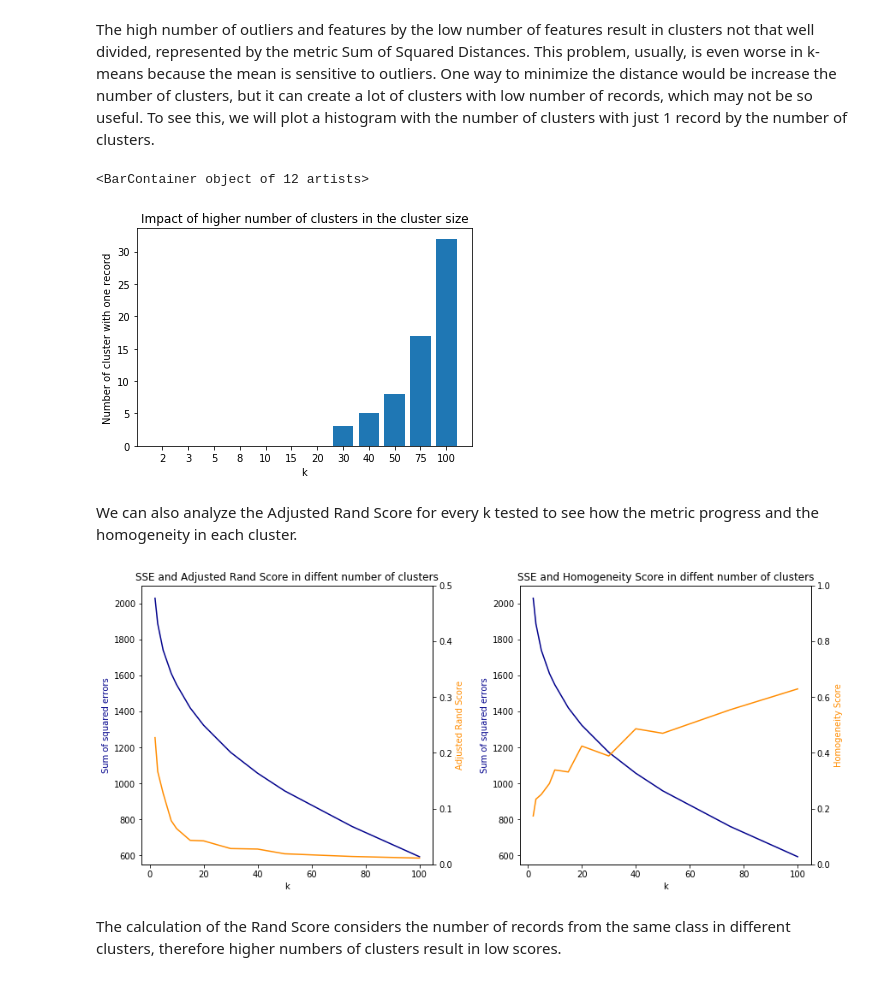
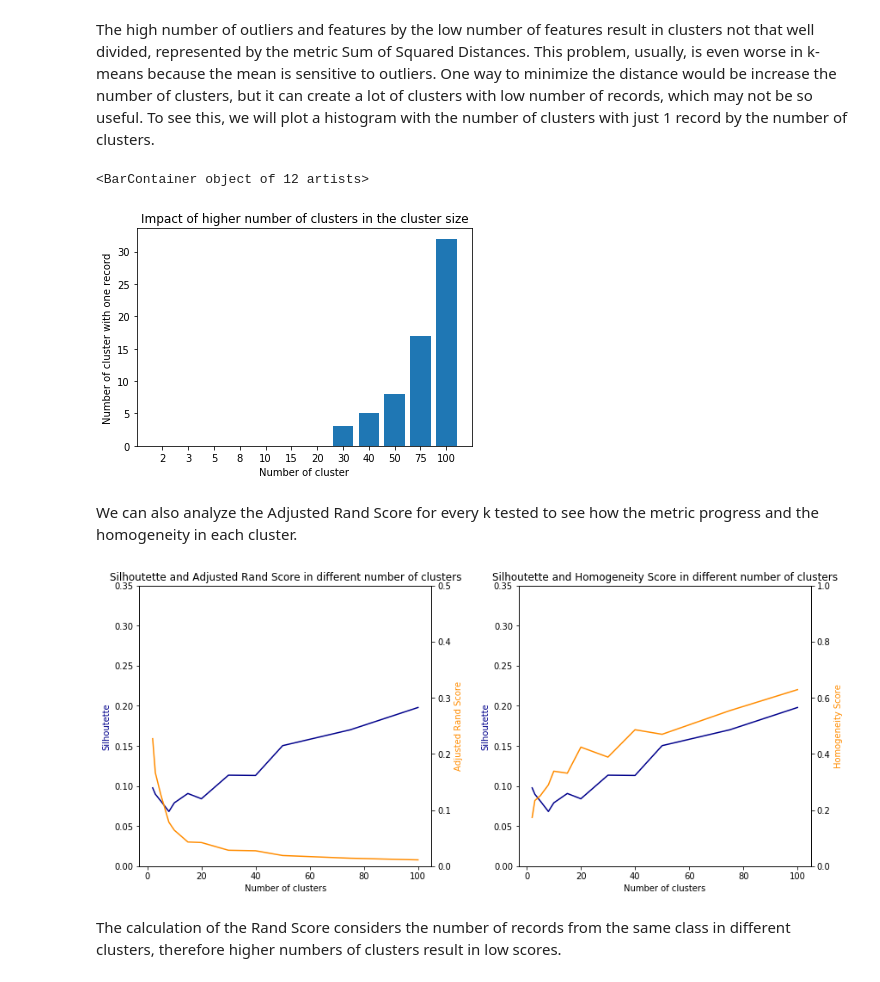
Before and after one commit to RenanNunes/Data_Science_Project_IST, a Jupyter notebook: parkinson_diasease/07_Clustering.ipynb, the cells around one changed output. Saved outputs shown, nothing was run; the diff lists cells and outputs as text; code cells hidden in the pictures.

```diff
--- a/parkinson_diasease/07_Clustering.ipynb
+++ b/parkinson_diasease/07_Clustering.ipynb
@@ -45,21 +45,21 @@ One way to minimize the distance would be increase the number of clusters, but i
 fig = plt.figure()
 ax = plt.gca()
 ax.set_title("Impact of higher number of clusters in the cluster size")
-ax.set_xlabel("k")
+ax.set_xlabel("Number of cluster")
 ax.set_ylabel("Number of cluster with one record")
 plt.bar(n_clusters.astype(str), results[:, 2])
 # %% [output]
 <BarContainer object of 12 artists>
-[figure, old version]
+[figure, new version]
 # %% [markdown]
 We can also analyze the Adjusted Rand Score for every k tested to see how the metric progress and the homogeneity in each cluster.
 # %%
 fig, ax = plt.subplots(1, 2, figsize=(14,6))
 plt.subplots_adjust(wspace=0.3)
-graph.double_line_chart_different_scales(ax[0], n_clusters, results[:, 0], results[:, 3], "SSE and Adjusted Rand Score in diffent number of clusters", "k", "Sum of squared errors", "Adjusted Rand Score", y_interval=(550, 2100), y_interval2=(0,0.5))
-graph.double_line_chart_different_scales(ax[1], n_clusters, results[:, 0], results[:, 4], "SSE and Homogeneity Score in diffent number of clusters", "k", "Sum of squared errors", "Homogeneity Score", y_interval=(550, 2100), y_interval2=(0,1))
+graph.double_line_chart_different_scales(ax[0], n_clusters, results[:, 1], results[:, 3], "Silhoutette and Adjusted Rand Score in different number of clusters", "Number of clusters", "Silhoutette", "Adjusted Rand Score", y_interval=(0, 0.35), y_interval2=(0,0.5))
+graph.double_line_chart_different_scales(ax[1], n_clusters, results[:, 1], results[:, 4], "Silhoutette and Homogeneity Score in different number of clusters", "Number of clusters", "Silhoutette", "Homogeneity Score", y_interval=(0, 0.35), y_interval2=(0,1))
 # %% [output]
-[figure, old version]
+[figure, new version]
 # %% [markdown]
 The calculation of the Rand Score considers the number of records from the same class in different clusters, therefore higher numbers of clusters result in low scores.
 # %% [markdown]
```
Also changed, not shown: parts of 9 cells of this notebook, 1 other file.
